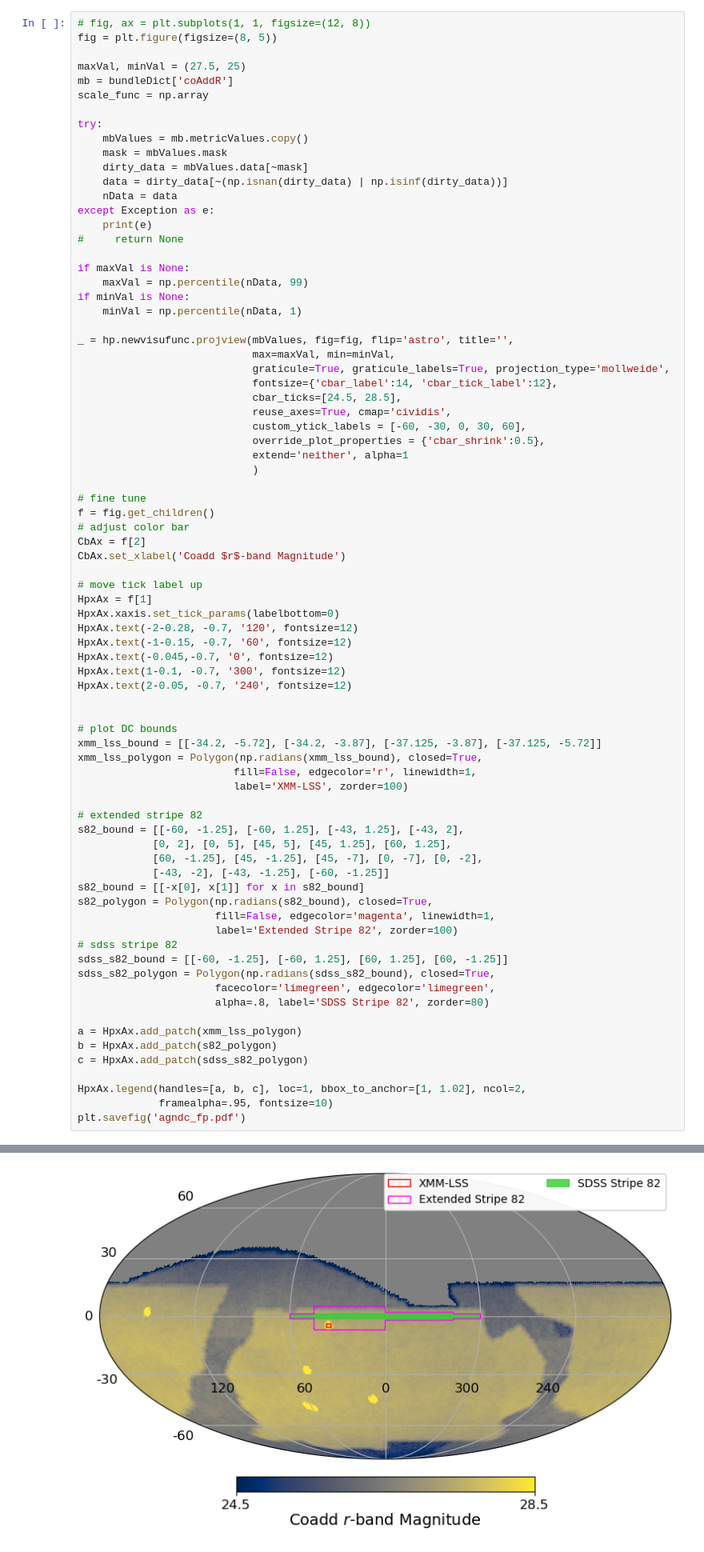
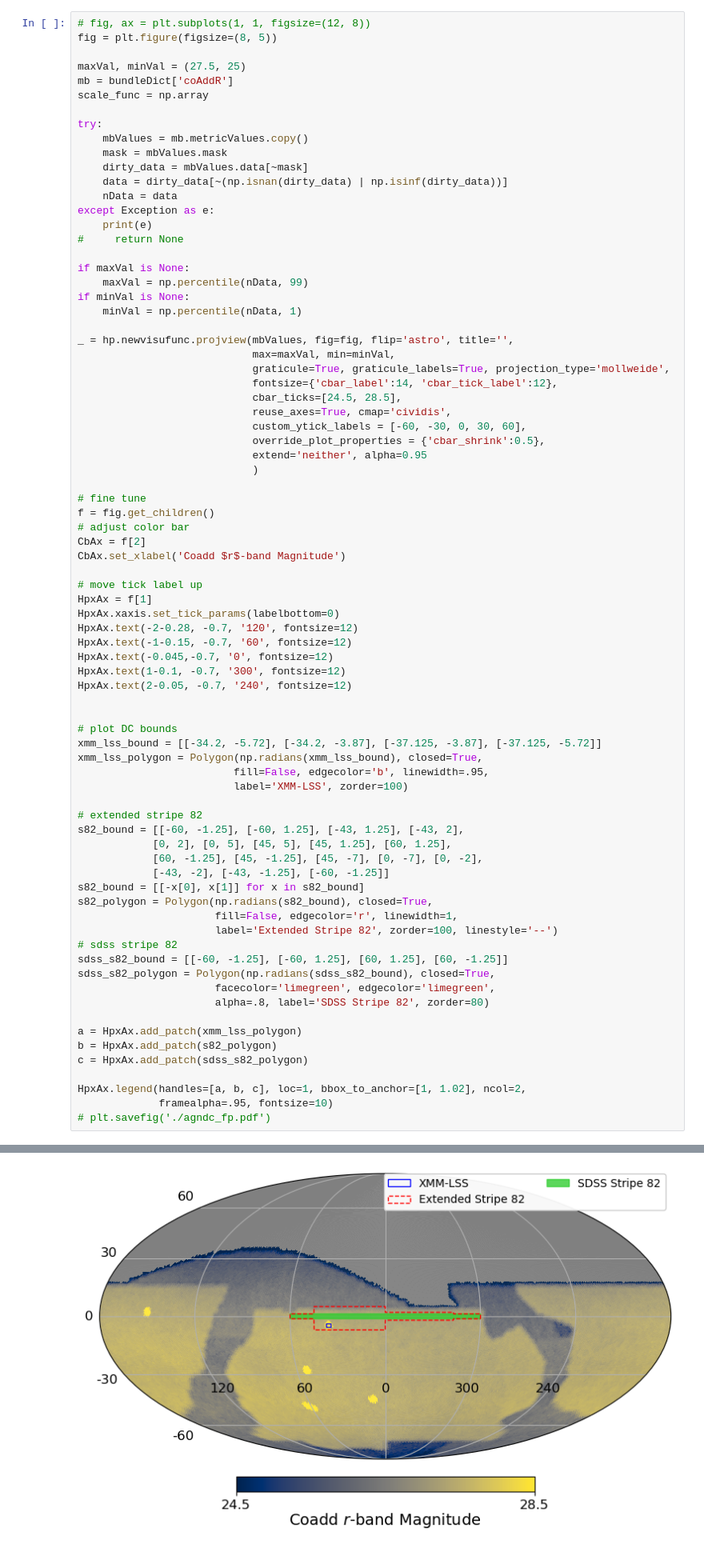
Before and after one commit to RichardsGroup/LSST_OpSim, a Jupyter notebook: contrib/08_AGNDC_Footprint.ipynb, the cells around one changed output, grey strips where cells are left out. Shown at 80% size. Drawn from its saved outputs; the diff is of its cells as text.

Commit message:
update agndc fp

```diff
--- a/contrib/08_AGNDC_Footprint.ipynb
+++ b/contrib/08_AGNDC_Footprint.ipynb
@@ -112,7 +112,7 @@ _ = hp.newvisufunc.projview(mbValues, fig=fig, flip='astro', title='',
                             reuse_axes=True, cmap='cividis',
                             custom_ytick_labels = [-60, -30, 0, 30, 60],
                             override_plot_properties = {'cbar_shrink':0.5},
-                            extend='neither', alpha=1
+                            extend='neither', alpha=0.95
                             )
 
 # fine tune
@@ -134,7 +134,7 @@ HpxAx.text(2-0.05, -0.7, '240', fontsize=12)
 # plot DC bounds
 xmm_lss_bound = [[-34.2, -5.72], [-34.2, -3.87], [-37.125, -3.87], [-37.125, -5.72]]
 xmm_lss_polygon = Polygon(np.radians(xmm_lss_bound), closed=True,
-                         fill=False, edgecolor='r', linewidth=1,
+                         fill=False, edgecolor='b', linewidth=.95,
                          label='XMM-LSS', zorder=100)
 
 # extended stripe 82
@@ -144,8 +144,8 @@ s82_bound = [[-60, -1.25], [-60, 1.25], [-43, 1.25], [-43, 2],
             [-43, -2], [-43, -1.25], [-60, -1.25]]
 s82_bound = [[-x[0], x[1]] for x in s82_bound]
 s82_polygon = Polygon(np.radians(s82_bound), closed=True,
-                      fill=False, edgecolor='magenta', linewidth=1,
-                      label='Extended Stripe 82', zorder=100)
+                      fill=False, edgecolor='r', linewidth=1,
+                      label='Extended Stripe 82', zorder=100, linestyle='--')
 # sdss stripe 82
 sdss_s82_bound = [[-60, -1.25], [-60, 1.25], [60, 1.25], [60, -1.25]]
 sdss_s82_polygon = Polygon(np.radians(sdss_s82_bound), closed=True,
@@ -158,5 +158,5 @@ c = HpxAx.add_patch(sdss_s82_polygon)
 
 HpxAx.legend(handles=[a, b, c], loc=1, bbox_to_anchor=[1, 1.02], ncol=2,
              framealpha=.95, fontsize=10)
-plt.savefig('agndc_fp.pdf')
+# plt.savefig('./agndc_fp.pdf')
 # %% [output]
@@ -167 +163 @@ plt.savefig('agndc_fp.pdf')
-[figure, old version]
+[figure, new version]
```
Also changed, not shown: parts of 2 cells of this notebook.
